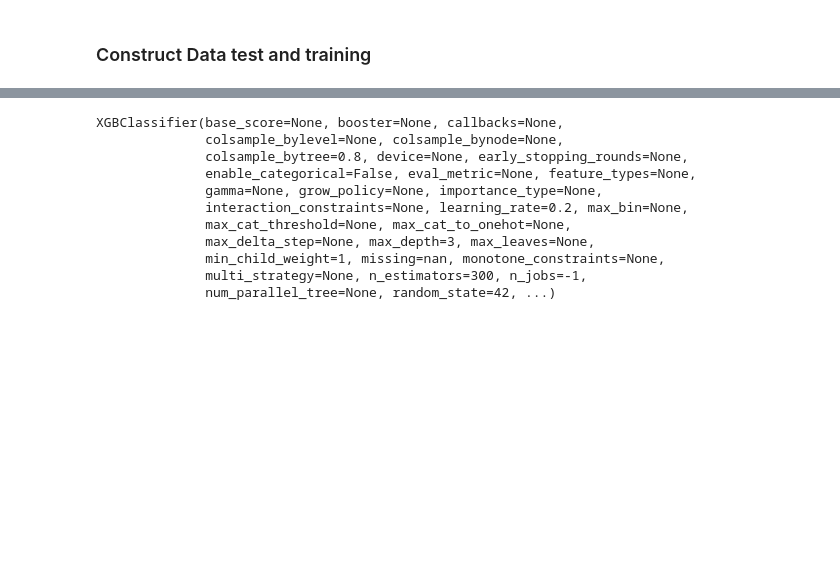
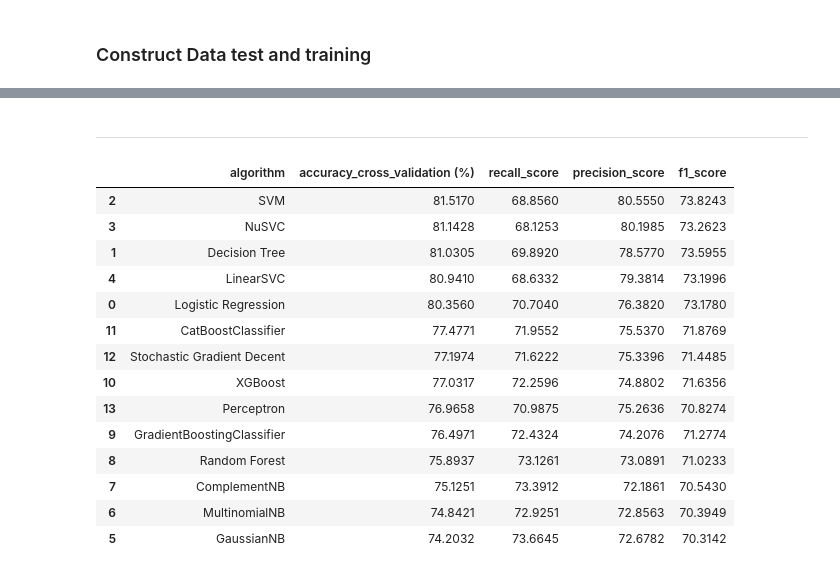
Before and after one commit to rvanguita/DataScientists, a Jupyter notebook: Projects/Kaggle/Titanic/titanic.ipynb, the cells around one changed output, grey strips where cells are left out. Drawn from its saved outputs; the diff is of its cells as text; code cells hidden in the pictures; blank space fills up the shorter version.

```diff
--- a/Projects/Kaggle/Titanic/titanic.ipynb
+++ b/Projects/Kaggle/Titanic/titanic.ipynb
@@ -521,16 +525,4 @@ round(cross_validation.best_score_ * 100, 4)
 # %%
-# #best parameters
-cross_validation.best_estimator_
+# # #best parameters
+# cross_validation.best_estimator_
-# %% [output]
-XGBClassifier(base_score=None, booster=None, callbacks=None,
-              colsample_bylevel=None, colsample_bynode=None,
-              colsample_bytree=0.8, device=None, early_stopping_rounds=None,
-              enable_categorical=False, eval_metric=None, feature_types=None,
-              gamma=None, grow_policy=None, importance_type=None,
-              interaction_constraints=None, learning_rate=0.2, max_bin=None,
-              max_cat_threshold=None, max_cat_to_onehot=None,
-              max_delta_step=None, max_depth=3, max_leaves=None,
-              min_child_weight=1, missing=nan, monotone_constraints=None,
-              multi_strategy=None, n_estimators=300, n_jobs=-1,
-              num_parallel_tree=None, random_state=42, ...)
 # %%
@@ -541,0 +534,63 @@ solution.to_csv('data/solution/test.csv', index = False)
+# %% [markdown]
+---
+# %%
+def cross_validation(algorithms, X_train, y_train, n_splits, seed_number, oversampling = False):
+    cv = KFold(n_splits=n_splits, random_state=seed_number, shuffle=True)
+
+    metrics_split = []
+    accuracy_cross_validation = []
+    recall_score_cross_validation = []
+    precision_score_cross_validation = []
+    f1_score_cross_validation = []
+
+    for algorithm_name, algorithm in algorithms.items():
+        for index, (index_train, index_validation) in enumerate(cv.split(X_train)):
+
+            X_train_split, y_train_split = X_train.iloc[index_train, :], y_train.loc[index_train]
+            X_train_validation, y_train_validation = X_train.iloc[index_validation, :], y_train.loc[index_validation]
+            if oversampling:
+                smote = SMOTE(random_state = seed_number)
+                X_train_split, y_train_split = smote.fit_resample(X_train_split, y_train_split)
+
+            train_predict = algorithm.fit(X_train_split, y_train_split.values.flatten())
+            predict_validation = algorithm.predict(X_train_validation)
+
+
+            accuracy_cross_validation.append(round(accuracy_score(y_train_validation, predict_validation) * 100, 2))
+            recall_score_cross_validation.append(round(recall_score(y_train_validation, predict_validation) * 100, 2))
+            precision_score_cross_validation.append(round(precision_score(y_train_validation, predict_validation) * 100, 2))
+            f1_score_cross_validation.append(round(f1_score(y_train_validation, predict_validation) * 100, 2))
+
+            # print(f'Split accuracy {index}: {accuracy_cross_validation}')
+
+
+        metrics_split.append({'algorithm': algorithm_name,
+                            'accuracy_cross_validation (%)': round(np.mean(accuracy_cross_validation), 4),
+                            'recall_score' : round(np.mean(recall_score_cross_validation), 4),
+                            'precision_score' : round(np.mean(precision_score_cross_validation), 4),
+                            'f1_score' : round(np.mean(f1_score_cross_validation), 4),
+                            })
+    metrics_split = pd.DataFrame(metrics_split)
+    return metrics_split.sort_values('accuracy_cross_validation (%)', ascending=False)
+# %%
+n_splits = 10
+seed_number = 42
+# %%
+accuracy_without_split = cross_validation(algorithms, X_train, y_train, n_splits, seed_number)
+accuracy_without_split
+# %% [output]
+|  | algorithm | accuracy_cross_validation (%) | recall_score | precision_score | f1_score |
+| 2 | SVM | 81.5170 | 68.8560 | 80.5550 | 73.8243 |
+| 3 | NuSVC | 81.1428 | 68.1253 | 80.1985 | 73.2623 |
+| 1 | Decision Tree | 81.0305 | 69.8920 | 78.5770 | 73.5955 |
+| 4 | LinearSVC | 80.9410 | 68.6332 | 79.3814 | 73.1996 |
+| 0 | Logistic Regression | 80.3560 | 70.7040 | 76.3820 | 73.1780 |
+| 11 | CatBoostClassifier | 77.4771 | 71.9552 | 75.5370 | 71.8769 |
+| 12 | Stochastic Gradient Decent | 77.1974 | 71.6222 | 75.3396 | 71.4485 |
+| 10 | XGBoost | 77.0317 | 72.2596 | 74.8802 | 71.6356 |
+| 13 | Perceptron | 76.9658 | 70.9875 | 75.2636 | 70.8274 |
+| 9 | GradientBoostingClassifier | 76.4971 | 72.4324 | 74.2076 | 71.2774 |
+| 8 | Random Forest | 75.8937 | 73.1261 | 73.0891 | 71.0233 |
+| 7 | ComplementNB | 75.1251 | 73.3912 | 72.1861 | 70.5430 |
+| 6 | MultinomialNB | 74.8421 | 72.9251 | 72.8563 | 70.3949 |
+| 5 | GaussianNB | 74.2032 | 73.6645 | 72.6782 | 70.3142 |
```
Also changed, not shown: parts of 16 cells of this notebook, 4 other files.
